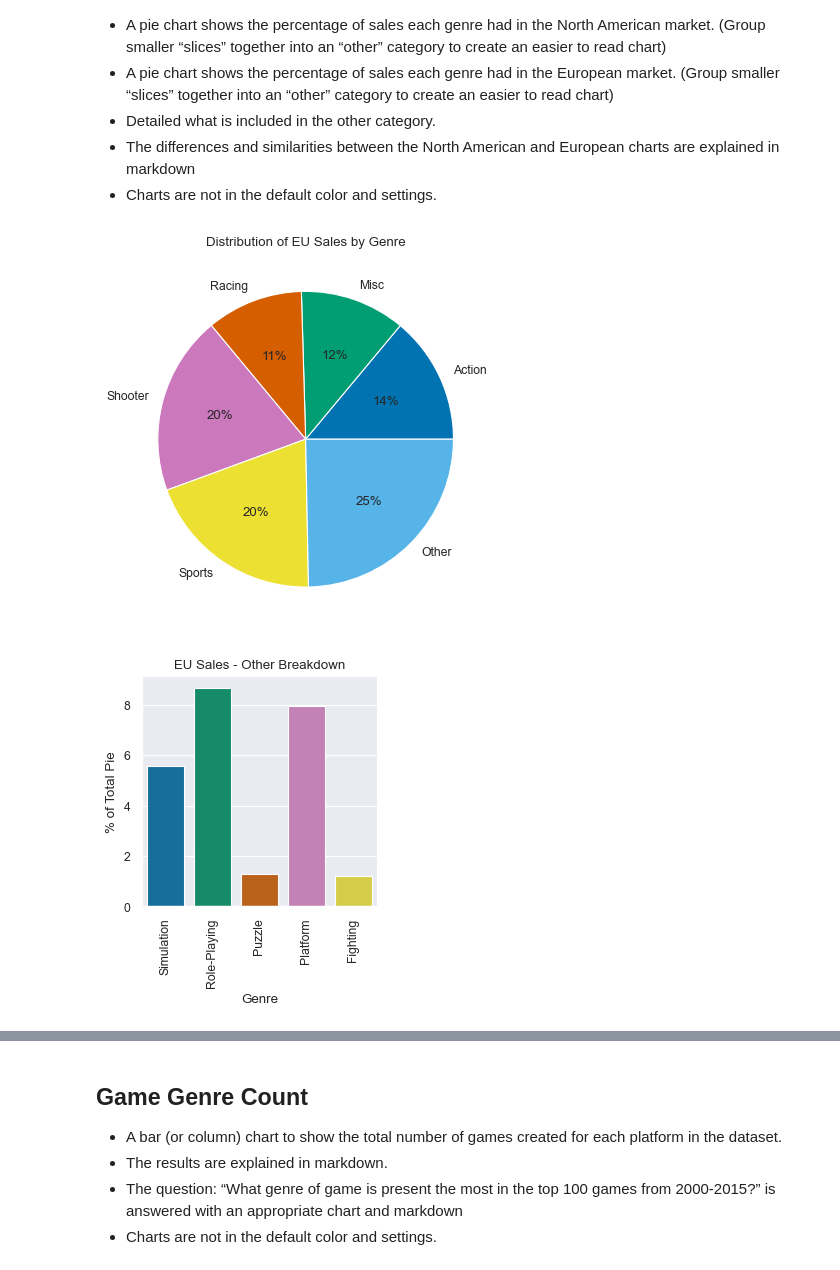
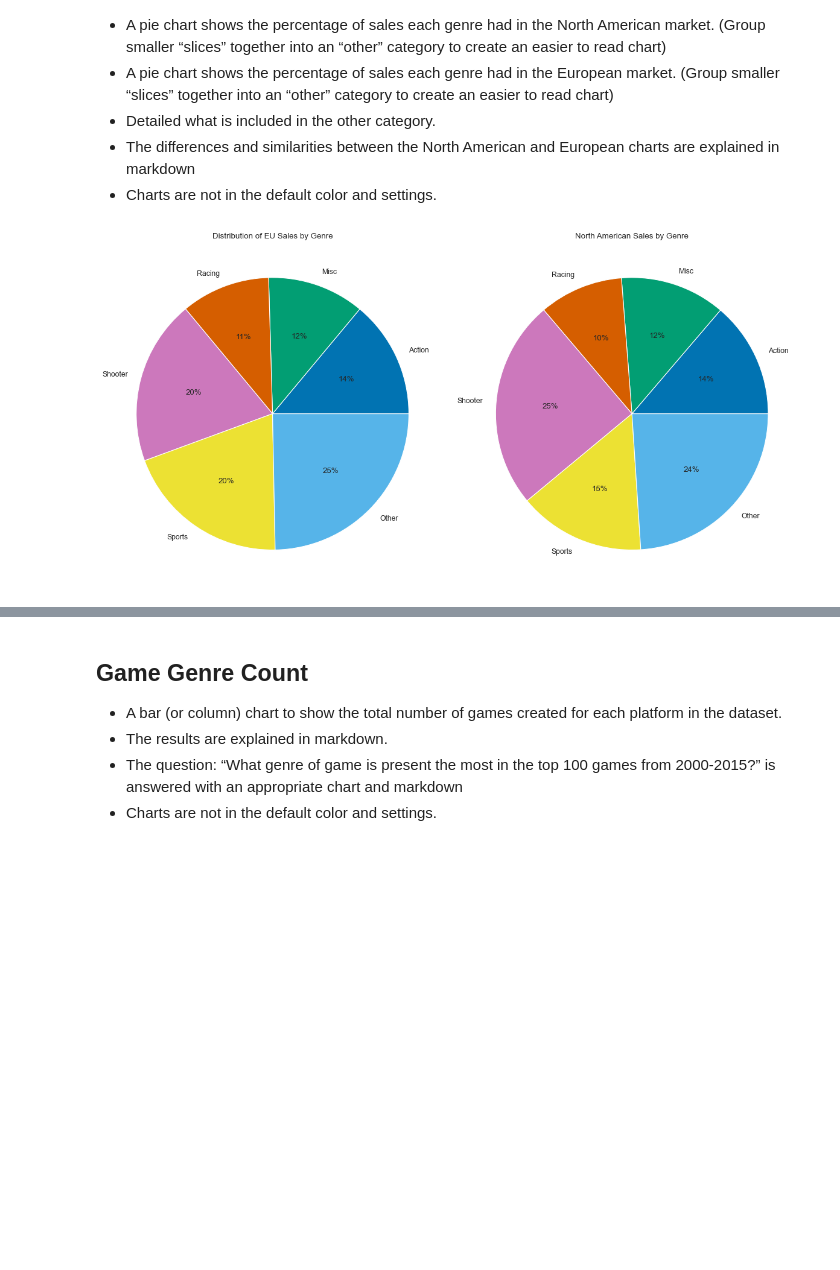
Before and after one commit to johnmunger/Techdegree-Unit6, a Jupyter notebook: videoGameSale.ipynb, the cells around one changed output, grey strips where cells are left out. Cells and saved outputs as stored; diff of their text form; code cells hidden in the pictures; blank space fills up the shorter version.

```diff
--- a/videoGameSale.ipynb
+++ b/videoGameSale.ipynb
@@ -160,43 +159,60 @@ plt.show(), topGames[topGames.Genre == 'Shooter'].Global_Sales.describe()
 * The differences and similarities between the North American and European charts are explained in markdown
 * Charts are not in the default color and settings.
 # %%
-#EU Chart
-euSalesByGenre=pd.pivot_table(topGames, values='EU_Sales', index=['Genre'], aggfunc='sum')
-euValues=euSalesByGenre.EU_Sales.to_list()
-euTotal=np.array(euSalesByGenre.EU_Sales.to_list()).sum()
-euLabels=euSalesByGenre.index.to_list()
+# EU Chart
+euSalesByGenre = pd.pivot_table(topGames, values='EU_Sales', index=['Genre'], aggfunc='sum')
+euValues = euSalesByGenre.EU_Sales.to_list()
+euTotal = np.array(euSalesByGenre.EU_Sales.to_list()).sum()
+euLabels = euSalesByGenre.index.to_list()
 euOtherValues = []
 euOtherLabels = []
-marked= []
+marked = []
 for i in range(len(euValues)):
-    if(euValues[i] <= 40):
+    if euValues[i] <= 40:
         marked.append(i)
 for j in range(len(marked)):
-    ##remove in reverse order so that the index removed doesn't vanish
     marked.sort(reverse=True)
     euOtherLabels.append(euLabels.pop(marked[j]))
     euOtherValues.append(euValues.pop(marked[j]))
 euOtherSum = np.array(euOtherValues).sum()
 euValues.append(euOtherSum)
 euLabels.append('Other')
 colorPalette = sns.color_palette('colorblind6')
 sns.set_theme('paper')
-plt.title('Distribution of EU Sales by Genre')
-plt.pie(euValues, labels=euLabels, autopct='%.0f%%', colors=[*colorPalette.as_hex()])
+
+# NA Chart
+naSalesByGenre = pd.pivot_table(topGames, values='NA_Sales', index=['Genre'], aggfunc='sum')
+naValues = naSalesByGenre.NA_Sales.to_list()
+naTotal = np.array(naSalesByGenre.NA_Sales.to_list()).sum()
+naLabels = naSalesByGenre.index.to_list()
+naOtherValues = []
+naOtherLabels = []
+marked = []
+for i in range(len(naValues)):
+    if naValues[i] <= 55:
+        marked.append(i)
+for j in range(len(marked)):
+    marked.sort(reverse=True)
+    naOtherLabels.append(naLabels.pop(marked[j]))
+    naOtherValues.append(naValues.pop(marked[j]))
+naOtherSum = np.array(naOtherValues).sum()
+naValues.append(naOtherSum)
+naLabels.append('Other')
+colorPalette = sns.color_palette('colorblind6')
+sns.set_theme('paper')
+
+# Create subplots for side-by-side display
+fig, axs = plt.subplots(1, 2, figsize=(12, 6))
+
+# Plot EU Chart
+axs[0].set_title('Distribution of EU Sales by Genre')
+axs[0].pie(euValues, labels=euLabels, autopct='%.0f%%', colors=[*colorPalette.as_hex()])
+
+# Plot NA Chart
+axs[1].set_title('North American Sales by Genre')
+axs[1].pie(naValues, labels=naLabels, autopct='%.0f%%', colors=[*colorPalette.as_hex()])
+
+plt.tight_layout()
 plt.show()
-#Other Category BarChart
-euOtherDict={'Genre':np.array(euOtherLabels), 'Percentage':np.array(euOtherValues)*(100/euTotal)}
-euOtherFrame = pd.DataFrame(euOtherDict)
-# labels for x & y axis
-sns.set_theme('paper')
-sns.catplot(euOtherFrame, kind='bar', x='Genre', y='Percentage', palette=colorPalette, height=3)
-plt.xlabel('Genre')
-plt.ylabel(f'% of Total Pie')
-
-# title of plot
-plt.title('EU Sales - Other Breakdown')
-plt.xticks(rotation=90)
-plt.show()
 # %% [output]
-[figure, old version]
+[figure, new version]
-[figure, removed]
```
Also changed, not shown: parts of 11 cells of this notebook.
